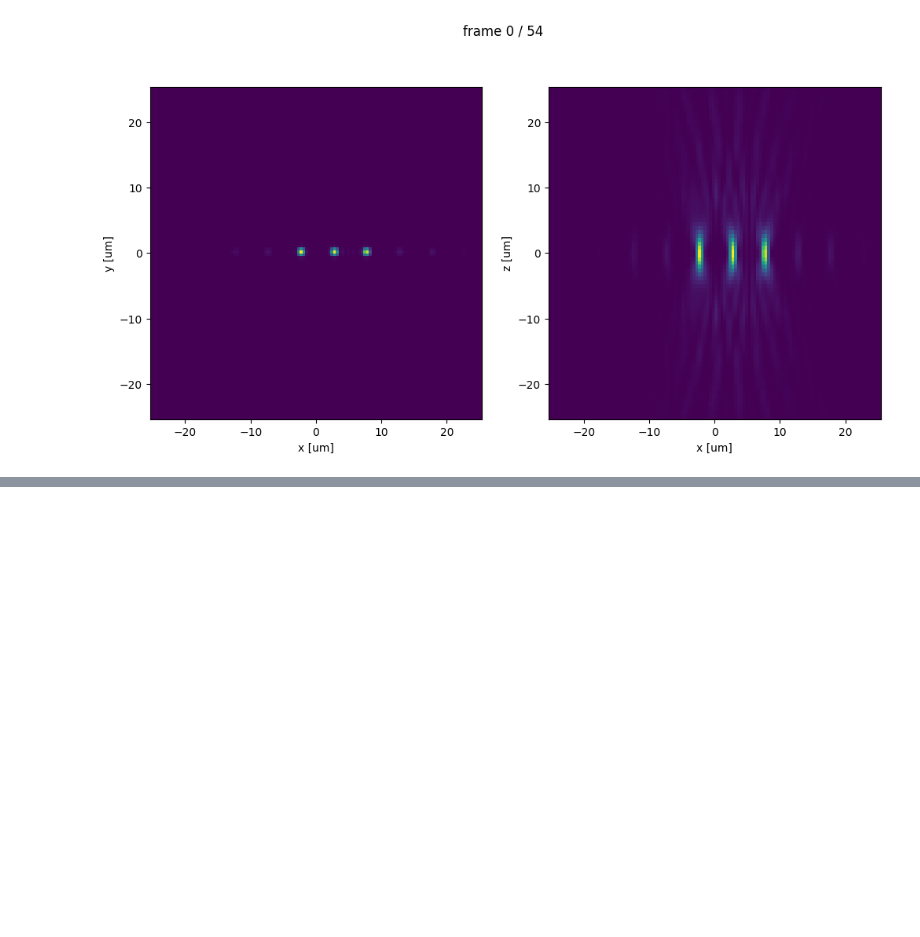
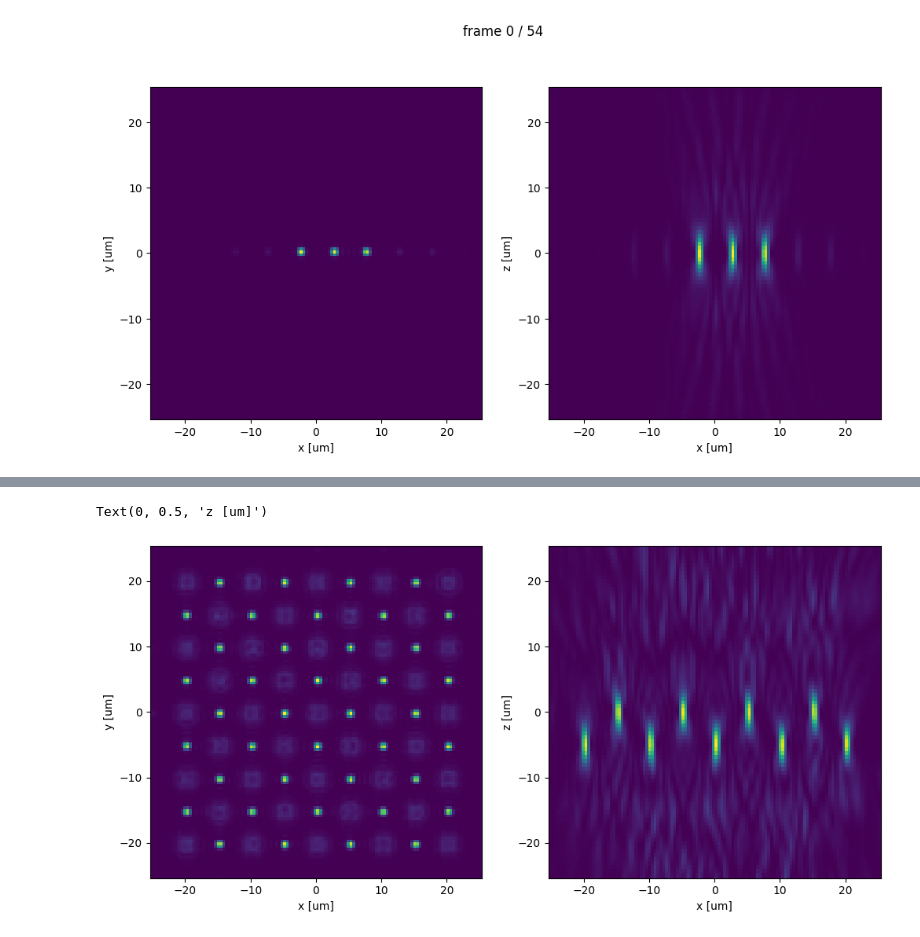
Before and after one commit to ColdMatter/pytweezer, a Jupyter notebook: ExperimentalDataNotebooks/3D-array-testing.ipynb, the cells around one changed output, grey strips where cells are left out. Cells and saved outputs as stored; diff of their text form; code cells hidden in the pictures; blank space fills up the shorter version.

Commit message:
Rearrangement and transport stuff - paper plotting

```diff
--- a/ExperimentalDataNotebooks/3D-array-testing.ipynb
+++ b/ExperimentalDataNotebooks/3D-array-testing.ipynb
@@ -680,0 +683,11 @@ anim.save("../Plotting/transport.gif", writer=PillowWriter(fps=10))
+# %%
+weights = np.ones((9, 9))
+spacing = 3.0
+w_n, theta_n, x_n, y_n, z_n = PM.generate_weighted_array(weights, 5.0)
+
+for i in range(len(z_n)):
+    if i % 2 == 0:
+        z_n[i] += 5.0
+
+terms = [w_n, theta_n, x_n, y_n, z_n]
+hologram, terms_opt, metrics = PM.superposition_optimization(terms, max_iter=2000, damping=0.35, verbose=True)
@@ -680,0 +712,42 @@ anim.save("../Plotting/transport.gif", writer=PillowWriter(fps=10))
+# %%
+hologram_n = hologram
+nx_pad, ny_pad = 2048, 2048
+z_range=(-30, 30)
+z_resolution=100
+zoom=30
+
+cmap='viridis'
+
+U_foc = simulate_focal_field(hologram_n, Nx_pad=nx_pad, Ny_pad=ny_pad, show=False, zoom_pixels=zoom, z_range=z_range, z_resolution=z_resolution)
+I_foc = np.abs(U_foc)**2
+
+fig, ax = plt.subplots(1, 2, figsize=(6*2, 6))
+zoom_range_um = zoom * PM.dx_f
+x_focal_um = np.linspace(-PM.Nx*PM.dx_f/2, PM.Nx*PM.dx_f/2, nx_pad)
+y_focal_um = np.linspace(-PM.Ny*PM.dy_f/2, PM.Ny*PM.dy_f/2, ny_pad)
+z_focal_um = np.linspace(z_range[0], z_range[1], z_resolution)  # Assuming z_range=(-30, 30) and z_resolution=100
+
+I_foc_xy = I_foc[z_resolution//2, :, :]  # Sum over z-axis to get the xy-plane intensity
+norm_intensity_xy = I_foc_xy / I_foc_xy.max()
+im1 = ax[0].imshow(norm_intensity_xy,
+                extent=[x_focal_um[0], x_focal_um[-1], y_focal_um[0], y_focal_um[-1]],
+                cmap=cmap)
+ax[0].set_xlim(-zoom_range_um, zoom_range_um)
+ax[0].set_ylim(-zoom_range_um, zoom_range_um)
+ax[0].grid(False)
+ax[0].set_xlabel("x [um]")
+ax[0].set_ylabel("y [um]")
+
+I_foc_xz = I_foc[:, nx_pad//2, :]  # Sum over z-axis to get the xz-plane intensity
+norm_intensity_xz = I_foc_xz / I_foc_xz.max()
+im2 = ax[1].imshow(norm_intensity_xz,
+                extent=[x_focal_um[0], x_focal_um[-1], z_focal_um[0], z_focal_um[-1]],
+                cmap=cmap)
+ax[1].set_xlim(-zoom_range_um, zoom_range_um)
+ax[1].set_ylim(-zoom_range_um, zoom_range_um)
+ax[1].grid(False)
+ax[1].set_xlabel("x [um]")
+ax[1].set_ylabel("z [um]")
+# %% [output]
+Text(0, 0.5, 'z [um]')
+[figure, added]
```
Also changed, not shown: parts of 3 cells of this notebook, 8 other files.
